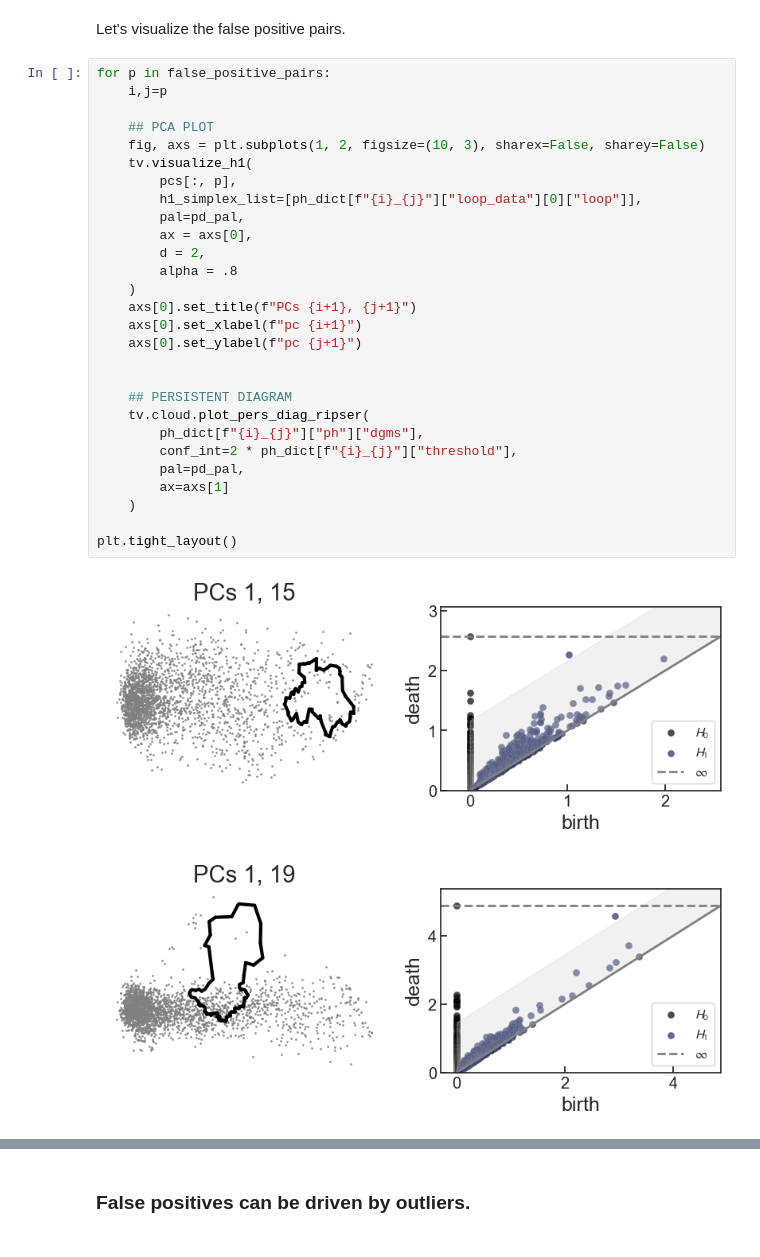
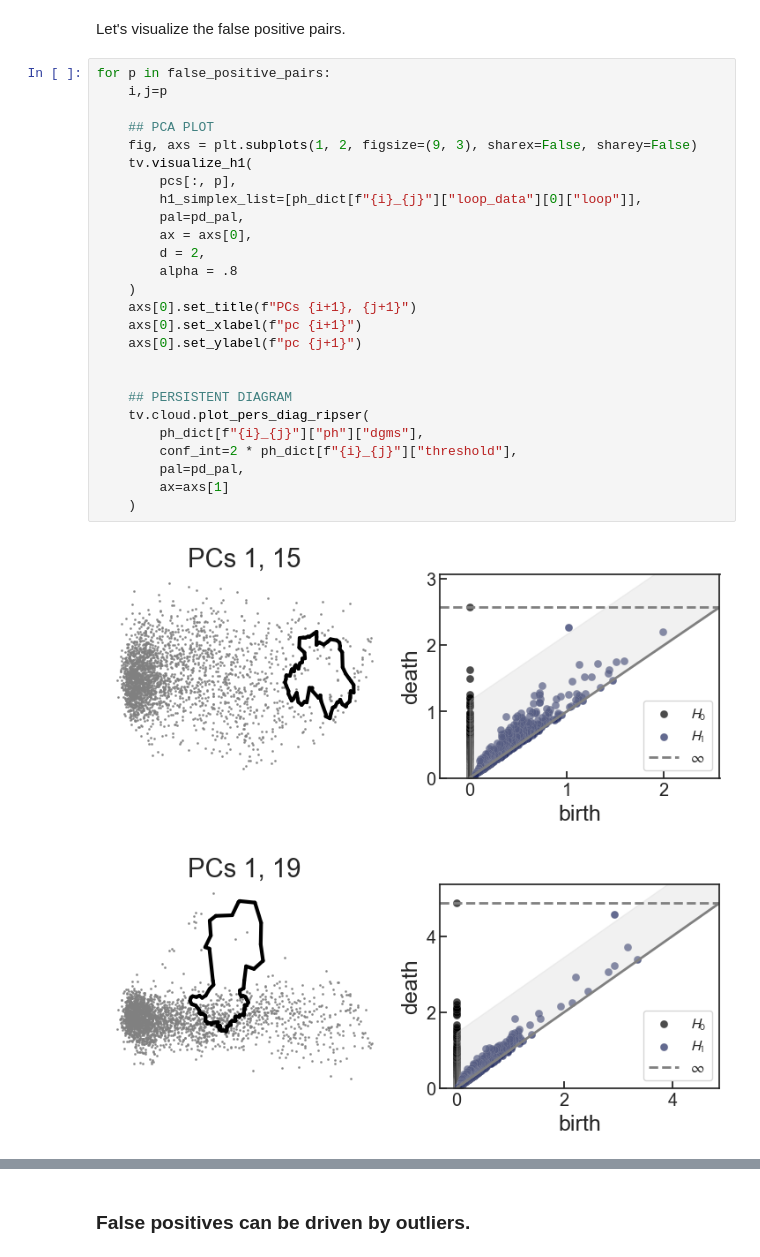
Before and after one commit to manuflores/betti_number_paper_reproducibility, a Jupyter notebook: supplementary_analyses/pca_ph_marginal_negative_control_test.ipynb, the cells around one changed output, grey strips where cells are left out. Cells and saved outputs as stored; diff of their text form.

```diff
--- a/supplementary_analyses/pca_ph_marginal_negative_control_test.ipynb
+++ b/supplementary_analyses/pca_ph_marginal_negative_control_test.ipynb
@@ -192,31 +193,29 @@ Let's visualize the false positive pairs.
 # %%
 for p in false_positive_pairs:
     i,j=p
 
     ## PCA PLOT
-    fig, axs = plt.subplots(1, 2, figsize=(10, 3), sharex=False, sharey=False)
+    fig, axs = plt.subplots(1, 2, figsize=(9, 3), sharex=False, sharey=False)
     tv.visualize_h1(
         pcs[:, p],
         h1_simplex_list=[ph_dict[f"{i}_{j}"]["loop_data"][0]["loop"]],
         pal=pd_pal,
         ax = axs[0],
         d = 2,
         alpha = .8
     )
     axs[0].set_title(f"PCs {i+1}, {j+1}")
     axs[0].set_xlabel(f"pc {i+1}")
     axs[0].set_ylabel(f"pc {j+1}")
 
 
     ## PERSISTENT DIAGRAM
     tv.cloud.plot_pers_diag_ripser(
         ph_dict[f"{i}_{j}"]["ph"]["dgms"],
         conf_int=2 * ph_dict[f"{i}_{j}"]["threshold"],
         pal=pd_pal,
         ax=axs[1]
     )
-
-plt.tight_layout()
 # %% [output]
-[figure, old version]
+[figure, new version]
-[figure, old version]
+[figure, new version]
```
Also changed, not shown: parts of 2 cells of this notebook.
